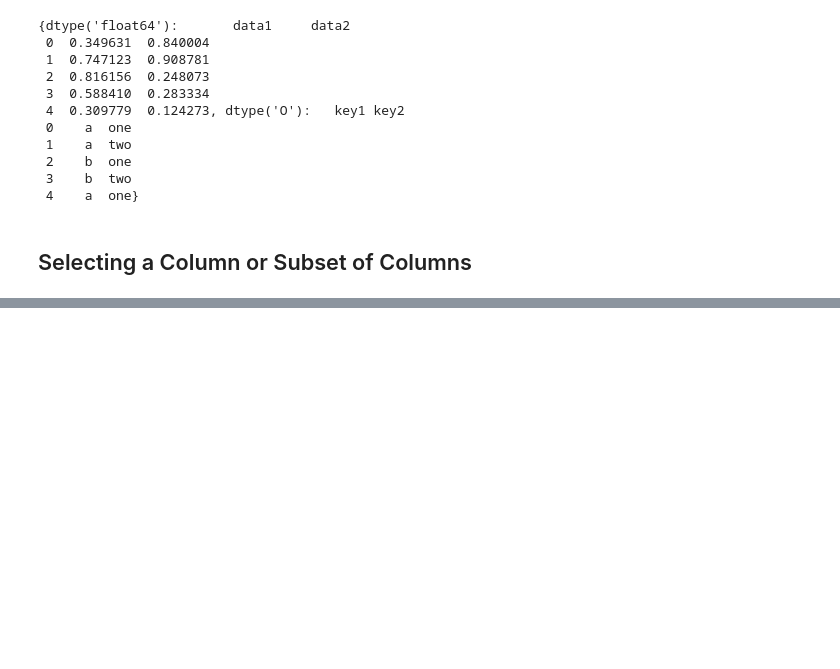
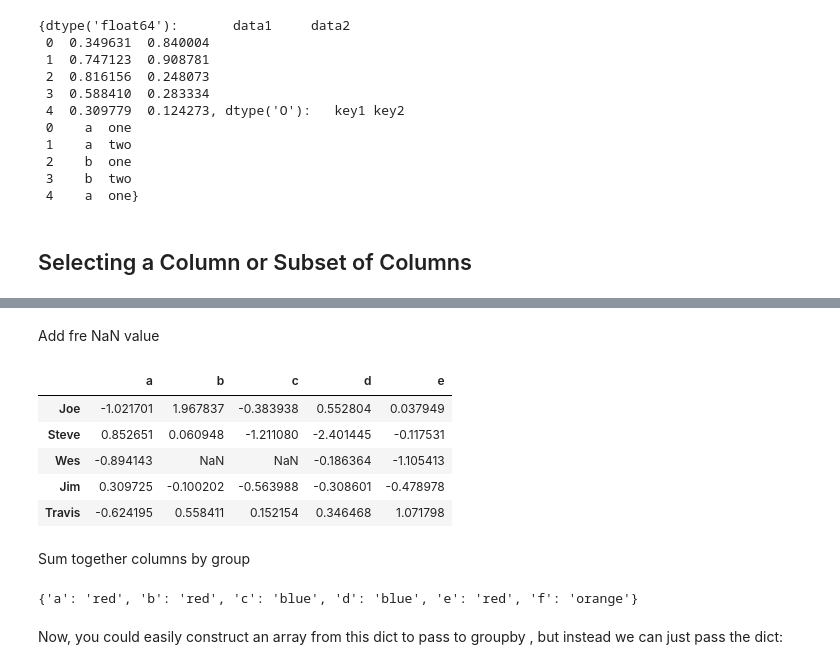
Before and after one commit to khanh96le/python_data_build, a Jupyter notebook: chapter9/chapter9_note.ipynb, the cells around one changed output, grey strips where cells are left out. Drawn from its saved outputs; the diff is of its cells as text; code cells hidden in the pictures; blank space fills up the shorter version.

```diff
--- a/chapter9/chapter9_note.ipynb
+++ b/chapter9/chapter9_note.ipynb
@@ -223,0 +264,29 @@ dict(list(grouped))
+# %% [markdown]
+Add fre NaN value
+# %%
+people.ix[2:3, ['b', 'c']] = np.nan
+people
+# %% [output]
+|  | a | b | c | d | e |
+| Joe | -1.021701 | 1.967837 | -0.383938 | 0.552804 | 0.037949 |
+| Steve | 0.852651 | 0.060948 | -1.211080 | -2.401445 | -0.117531 |
+| Wes | -0.894143 | NaN | NaN | -0.186364 | -1.105413 |
+| Jim | 0.309725 | -0.100202 | -0.563988 | -0.308601 | -0.478978 |
+| Travis | -0.624195 | 0.558411 | 0.152154 | 0.346468 | 1.071798 |
+# %% [markdown]
+Sum together columns by group
+# %%
+mapping = {
+    'a': 'red',
+    'b': 'red',
+    'c': 'blue',
+    'd': 'blue',
+    'e': 'red',
+    'f': 'orange'
+}
+mapping
+# %% [output]
+{'a': 'red', 'b': 'red', 'c': 'blue', 'd': 'blue', 'e': 'red', 'f': 'orange'}
+# %% [markdown]
+Now, you could easily construct an array from this dict to pass to groupby , but instead
+we can just pass the dict:
```
Also changed, not shown: parts of 25 cells of this notebook, 4 other files.
